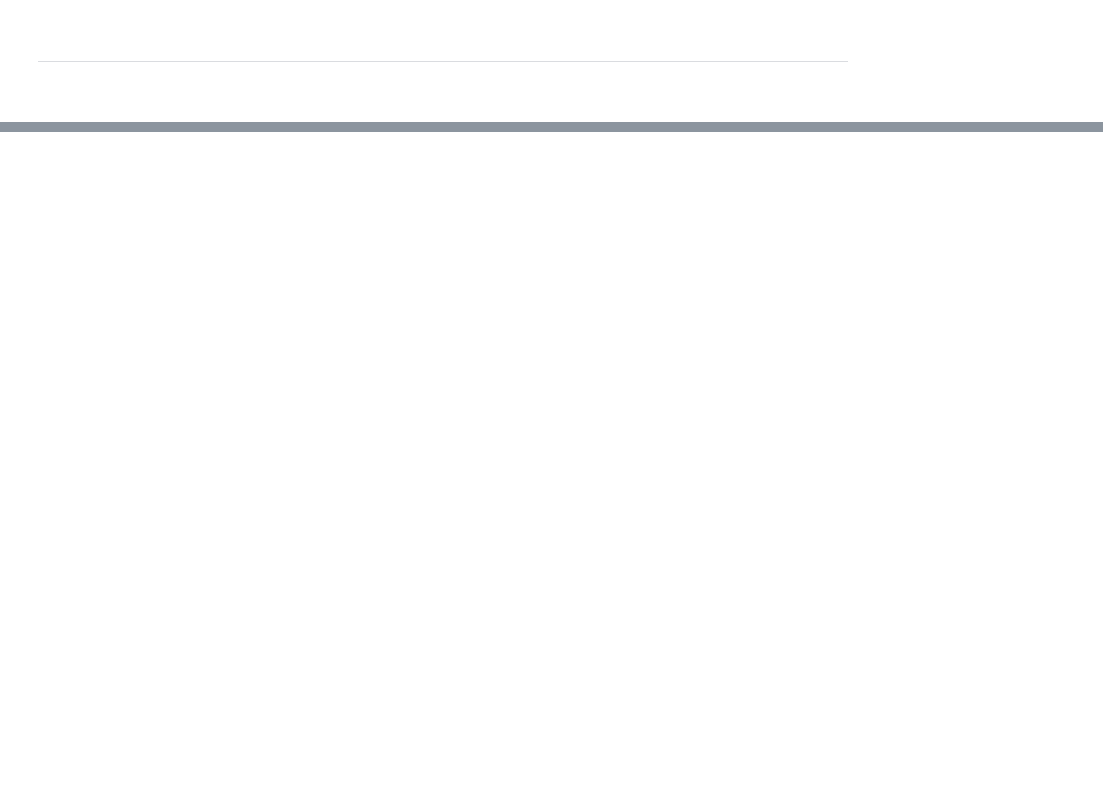
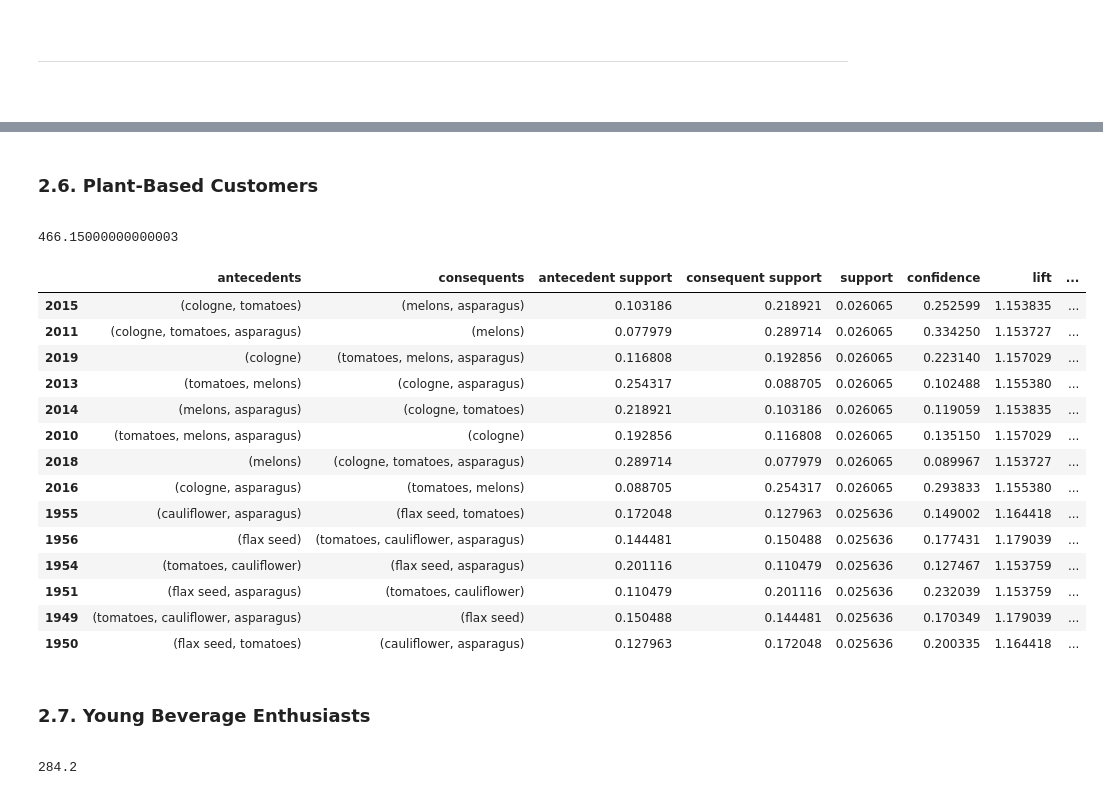
Before and after one commit to shaulleo/ProjetoML, a Jupyter notebook: ML II - Association Rules.ipynb, the cells around one changed output, grey strips where cells are left out. Saved outputs shown, nothing was run; the diff lists cells and outputs as text; code cells hidden in the pictures; blank space fills up the shorter version.

```diff
--- a/ML II - Association Rules.ipynb
+++ b/ML II - Association Rules.ipynb
@@ -239,0 +215,43 @@ cluster7_rules
+# %% [markdown]
+<a class="anchor" id="2.6.-bullet">
+
+
+### 2.6. Plant-Based Customers
+
+</a>
+# %%
+len(cluster5_items)*0.05
+# %% [output]
+466.15000000000003
+# %%
+cluster5_rules = Functions.build_rules(cluster5_items, min_support=0.025, metric='lift', min_threshold=1)
+rules = cluster5_rules.sort_values(by='support', ascending=False)
+# %%
+rules[rules['lift'] > 1.15]
+# %% [output]
+|  | antecedents | consequents | antecedent support | consequent support | support | confidence | lift | ... |
+| 2015 | (cologne, tomatoes) | (melons, asparagus) | 0.103186 | 0.218921 | 0.026065 | 0.252599 | 1.153835 | ... |
+| 2011 | (cologne, tomatoes, asparagus) | (melons) | 0.077979 | 0.289714 | 0.026065 | 0.334250 | 1.153727 | ... |
+| 2019 | (cologne) | (tomatoes, melons, asparagus) | 0.116808 | 0.192856 | 0.026065 | 0.223140 | 1.157029 | ... |
+| 2013 | (tomatoes, melons) | (cologne, asparagus) | 0.254317 | 0.088705 | 0.026065 | 0.102488 | 1.155380 | ... |
+| 2014 | (melons, asparagus) | (cologne, tomatoes) | 0.218921 | 0.103186 | 0.026065 | 0.119059 | 1.153835 | ... |
+| 2010 | (tomatoes, melons, asparagus) | (cologne) | 0.192856 | 0.116808 | 0.026065 | 0.135150 | 1.157029 | ... |
+| 2018 | (melons) | (cologne, tomatoes, asparagus) | 0.289714 | 0.077979 | 0.026065 | 0.089967 | 1.153727 | ... |
+| 2016 | (cologne, asparagus) | (tomatoes, melons) | 0.088705 | 0.254317 | 0.026065 | 0.293833 | 1.155380 | ... |
+| 1955 | (cauliflower, asparagus) | (flax seed, tomatoes) | 0.172048 | 0.127963 | 0.025636 | 0.149002 | 1.164418 | ... |
+| 1956 | (flax seed) | (tomatoes, cauliflower, asparagus) | 0.144481 | 0.150488 | 0.025636 | 0.177431 | 1.179039 | ... |
+| 1954 | (tomatoes, cauliflower) | (flax seed, asparagus) | 0.201116 | 0.110479 | 0.025636 | 0.127467 | 1.153759 | ... |
+| 1951 | (flax seed, asparagus) | (tomatoes, cauliflower) | 0.110479 | 0.201116 | 0.025636 | 0.232039 | 1.153759 | ... |
+| 1949 | (tomatoes, cauliflower, asparagus) | (flax seed) | 0.150488 | 0.144481 | 0.025636 | 0.170349 | 1.179039 | ... |
+| 1950 | (flax seed, tomatoes) | (cauliflower, asparagus) | 0.127963 | 0.172048 | 0.025636 | 0.200335 | 1.164418 | ... |
+# %% [markdown]
+<a class="anchor" id="2.7.-bullet">
+
+
+### 2.7. Young Beverage Enthusiasts
+
+</a>
+# %%
+len(cluster6_items) * 10/100
+# %% [output]
+284.2
```
Also changed, not shown: parts of 41 cells of this notebook, 1 other file.
